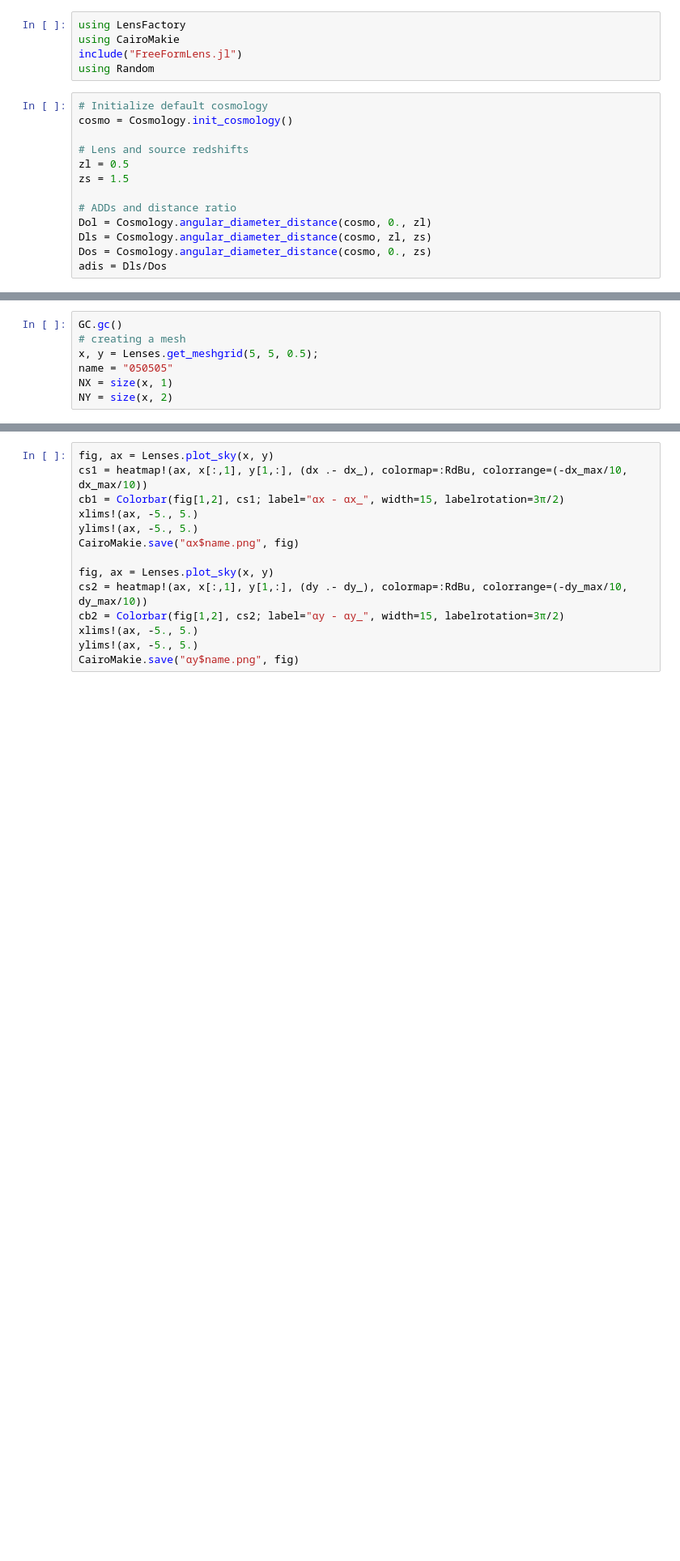
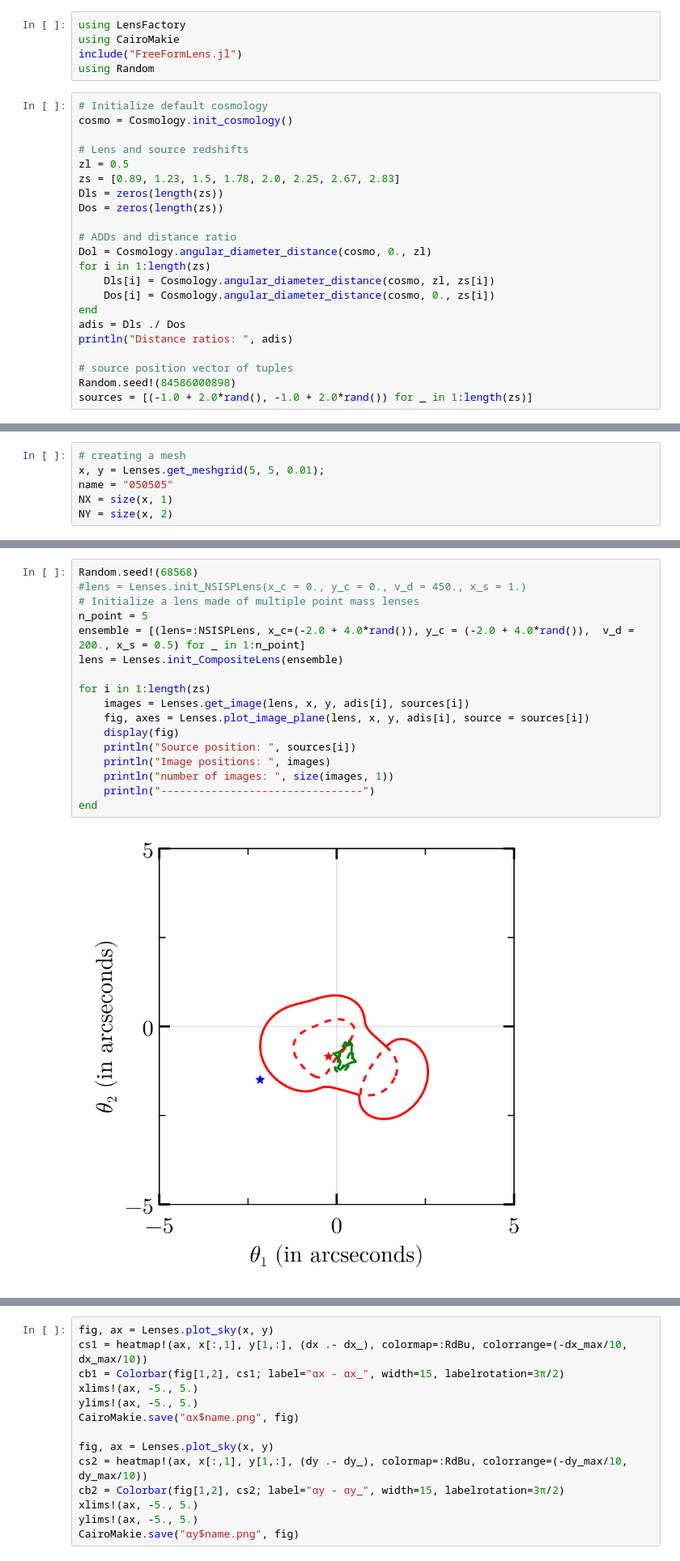
Before and after one commit to ArnavK04/FreeForm-modelling-LensFactory, a Jupyter notebook: free_formlens_tests.ipynb, the cells around one changed output, grey strips where cells are left out. Shown at 81% size. Drawn from its saved outputs; the diff is of its cells as text; blank space fills up the shorter version.

```diff
--- a/free_formlens_tests.ipynb
+++ b/free_formlens_tests.ipynb
@@ -9,10 +9,19 @@ cosmo = Cosmology.init_cosmology()
 
 # Lens and source redshifts
 zl = 0.5
-zs = 1.5
+zs = [0.89, 1.23, 1.5, 1.78, 2.0, 2.25, 2.67, 2.83]
+Dls = zeros(length(zs))
+Dos = zeros(length(zs))
 
 # ADDs and distance ratio
 Dol = Cosmology.angular_diameter_distance(cosmo, 0., zl)
-Dls = Cosmology.angular_diameter_distance(cosmo, zl, zs)
-Dos = Cosmology.angular_diameter_distance(cosmo, 0., zs)
-adis = Dls/Dos
+for i in 1:length(zs)
+    Dls[i] = Cosmology.angular_diameter_distance(cosmo, zl, zs[i])
+    Dos[i] = Cosmology.angular_diameter_distance(cosmo, 0., zs[i])
+end
+adis = Dls ./ Dos
+println("Distance ratios: ", adis)
+
+# source position vector of tuples
+Random.seed!(84586000898)
+sources = [(-1.0 + 2.0*rand(), -1.0 + 2.0*rand()) for _ in 1:length(zs)]
@@ -19,7 +39,6 @@ adis = Dls/Dos
 # %%
-GC.gc()
 # creating a mesh
-x, y = Lenses.get_meshgrid(5, 5, 0.5);
+x, y = Lenses.get_meshgrid(5, 5, 0.01);
 name = "050505"
 NX = size(x, 1)
 NY = size(x, 2)
@@ -25,0 +47,19 @@ NY = size(x, 2)
+# %%
+Random.seed!(68568)
+#lens = Lenses.init_NSISPLens(x_c = 0., y_c = 0., v_d = 450., x_s = 1.)
+# Initialize a lens made of multiple point mass lenses
+n_point = 5
+ensemble = [(lens=:NSISPLens, x_c=(-2.0 + 4.0*rand()), y_c = (-2.0 + 4.0*rand()),  v_d = 200., x_s = 0.5) for _ in 1:n_point]
+lens = Lenses.init_CompositeLens(ensemble)
+
+for i in 1:length(zs)
+    images = Lenses.get_image(lens, x, y, adis[i], sources[i])
+    fig, axes = Lenses.plot_image_plane(lens, x, y, adis[i], source = sources[i])
+    display(fig)
+    println("Source position: ", sources[i])
+    println("Image positions: ", images)
+    println("number of images: ", size(images, 1))
+    println("--------------------------------")
+end
+# %% [output]
+[figure, added]
```
Also changed, not shown: parts of 6 cells of this notebook, 2 other files.
